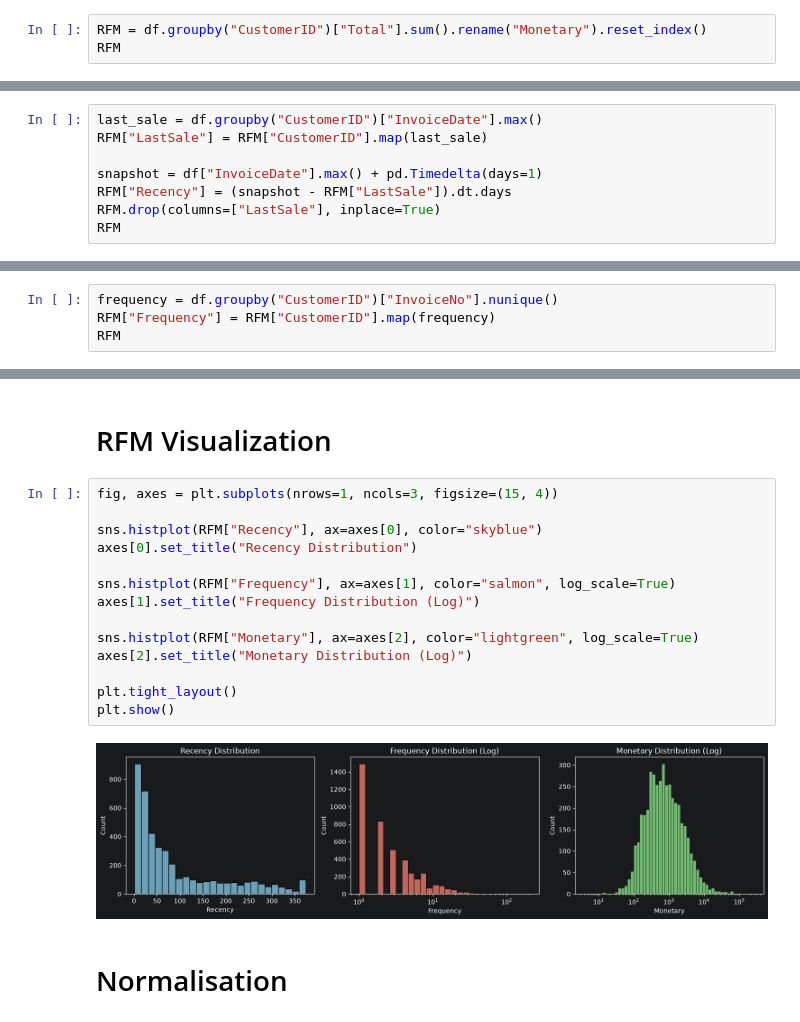
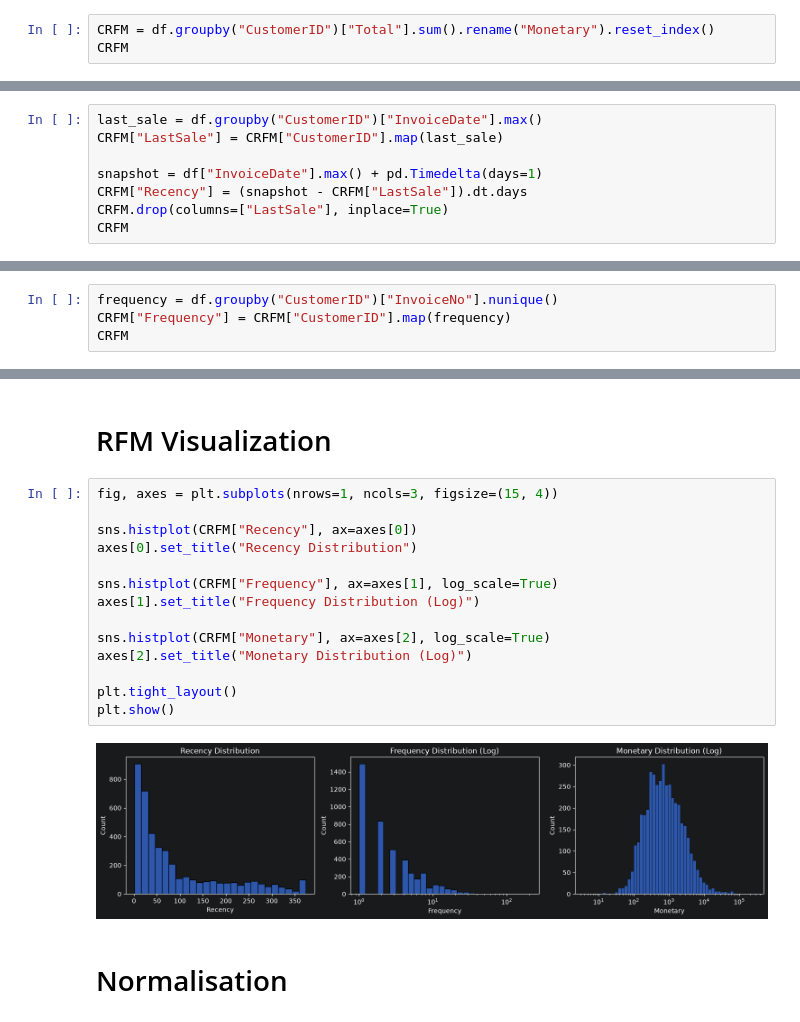
Before and after one commit to Aymanemjj/ML_Classification_of_clients, a Jupyter notebook: notebooks/main.ipynb, the cells around one changed output, grey strips where cells are left out. Cells and saved outputs as stored; diff of their text form.

```diff
--- a/notebooks/main.ipynb
+++ b/notebooks/main.ipynb
@@ -94,8 +96,8 @@ RFM = pd.DataFrame(df["CustomerID"].unique(), columns=["CustomerID"])
 # %% [markdown]
 ### Monetary
 # %%
-RFM = df.groupby("CustomerID")["Total"].sum().rename("Monetary").reset_index()
-RFM
+CRFM = df.groupby("CustomerID")["Total"].sum().rename("Monetary").reset_index()
+CRFM
 # %% [output]
 |  | CustomerID | Monetary |
 | 0 | 12346 | 77183.60 |
@@ -114,12 +116,12 @@ RFM
 ### Recency
 # %%
 last_sale = df.groupby("CustomerID")["InvoiceDate"].max()
-RFM["LastSale"] = RFM["CustomerID"].map(last_sale)
+CRFM["LastSale"] = CRFM["CustomerID"].map(last_sale)
 
 snapshot = df["InvoiceDate"].max() + pd.Timedelta(days=1)
-RFM["Recency"] = (snapshot - RFM["LastSale"]).dt.days
-RFM.drop(columns=["LastSale"], inplace=True)
-RFM
+CRFM["Recency"] = (snapshot - CRFM["LastSale"]).dt.days
+CRFM.drop(columns=["LastSale"], inplace=True)
+CRFM
 # %% [output]
 |  | CustomerID | Monetary | Recency |
 | 0 | 12346 | 77183.60 | 326 |
@@ -138,8 +140,8 @@ RFM
 ### Frequency
 # %%
 frequency = df.groupby("CustomerID")["InvoiceNo"].nunique()
-RFM["Frequency"] = RFM["CustomerID"].map(frequency)
-RFM
+CRFM["Frequency"] = CRFM["CustomerID"].map(frequency)
+CRFM
 # %% [output]
 |  | CustomerID | Monetary | Recency | Frequency |
 | 0 | 12346 | 77183.60 | 326 | 1 |
@@ -159,19 +161,19 @@ RFM
 # %%
 fig, axes = plt.subplots(nrows=1, ncols=3, figsize=(15, 4))
 
-sns.histplot(RFM["Recency"], ax=axes[0], color="skyblue")
+sns.histplot(CRFM["Recency"], ax=axes[0])
 axes[0].set_title("Recency Distribution")
 
-sns.histplot(RFM["Frequency"], ax=axes[1], color="salmon", log_scale=True)
+sns.histplot(CRFM["Frequency"], ax=axes[1], log_scale=True)
 axes[1].set_title("Frequency Distribution (Log)")
 
-sns.histplot(RFM["Monetary"], ax=axes[2], color="lightgreen", log_scale=True)
+sns.histplot(CRFM["Monetary"], ax=axes[2], log_scale=True)
 axes[2].set_title("Monetary Distribution (Log)")
 
 plt.tight_layout()
 plt.show()
 # %% [output]
-[figure, old version]
+[figure, new version]
 # %% [markdown]
 # Normalisation
 # %%
```
Also changed, not shown: parts of 16 cells of this notebook.
